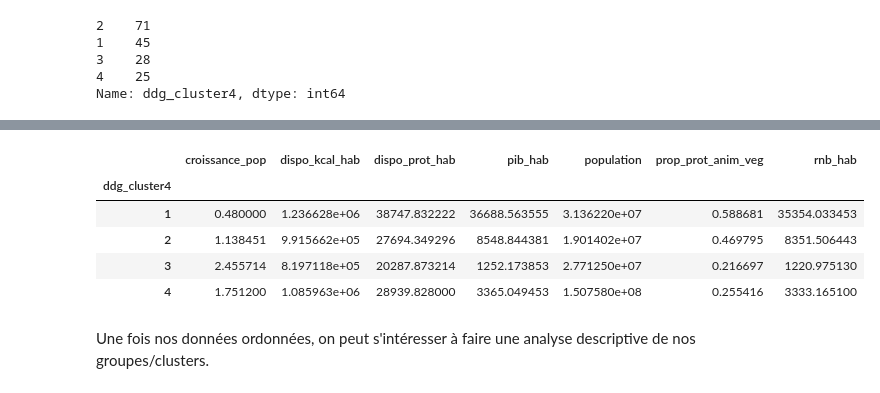
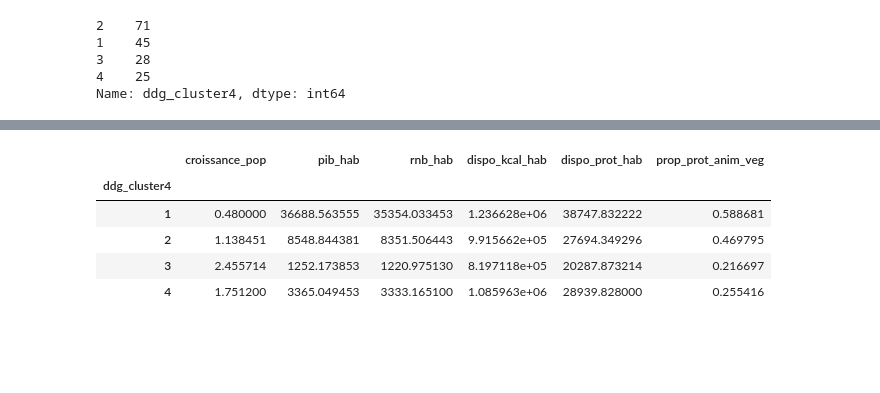
Before and after one commit to Sylvariane/etude_marche, a Jupyter notebook: P5_02_code.ipynb, the cells around one changed output, grey strips where cells are left out. Saved outputs shown, nothing was run; the diff lists cells and outputs as text; code cells hidden in the pictures; blank space fills up the shorter version.

```diff
--- a/P5_02_code.ipynb
+++ b/P5_02_code.ipynb
@@ -614,13 +655,12 @@ Ttest_indResult(statistic=9.564492787057794, pvalue=2.8805685581415436e-16)
 # %%
 bilan_alim_2 = pd.pivot_table(bilan_alim, columns='ddg_cluster4', aggfunc=np.mean)
 bilan_alim_2 = bilan_alim_2.transpose()
+bilan_alim_2 = bilan_alim_2[['croissance_pop', 'pib_hab', 'rnb_hab', 'dispo_kcal_hab', 'dispo_prot_hab', 'prop_prot_anim_veg']]
 bilan_alim_2
 # %% [output]
-|  | croissance_pop | dispo_kcal_hab | dispo_prot_hab | pib_hab | population | prop_prot_anim_veg | rnb_hab |
-| ddg_cluster4 |  |  |  |  |  |  |  |
-| 1 | 0.480000 | 1.236628e+06 | 38747.832222 | 36688.563555 | 3.136220e+07 | 0.588681 | 35354.033453 |
-| 2 | 1.138451 | 9.915662e+05 | 27694.349296 | 8548.844381 | 1.901402e+07 | 0.469795 | 8351.506443 |
-| 3 | 2.455714 | 8.197118e+05 | 20287.873214 | 1252.173853 | 2.771250e+07 | 0.216697 | 1220.975130 |
-| 4 | 1.751200 | 1.085963e+06 | 28939.828000 | 3365.049453 | 1.507580e+08 | 0.255416 | 3333.165100 |
+|  | croissance_pop | pib_hab | rnb_hab | dispo_kcal_hab | dispo_prot_hab | prop_prot_anim_veg |
+| ddg_cluster4 |  |  |  |  |  |  |
+| 1 | 0.480000 | 36688.563555 | 35354.033453 | 1.236628e+06 | 38747.832222 | 0.588681 |
+| 2 | 1.138451 | 8548.844381 | 8351.506443 | 9.915662e+05 | 27694.349296 | 0.469795 |
+| 3 | 2.455714 | 1252.173853 | 1220.975130 | 8.197118e+05 | 20287.873214 | 0.216697 |
+| 4 | 1.751200 | 3365.049453 | 3333.165100 | 1.085963e+06 | 28939.828000 | 0.255416 |
-# %% [markdown]
-Une fois nos données ordonnées, on peut s'intéresser à faire une analyse descriptive de nos groupes/clusters.
```
Also changed, not shown: parts of 42 cells of this notebook.
